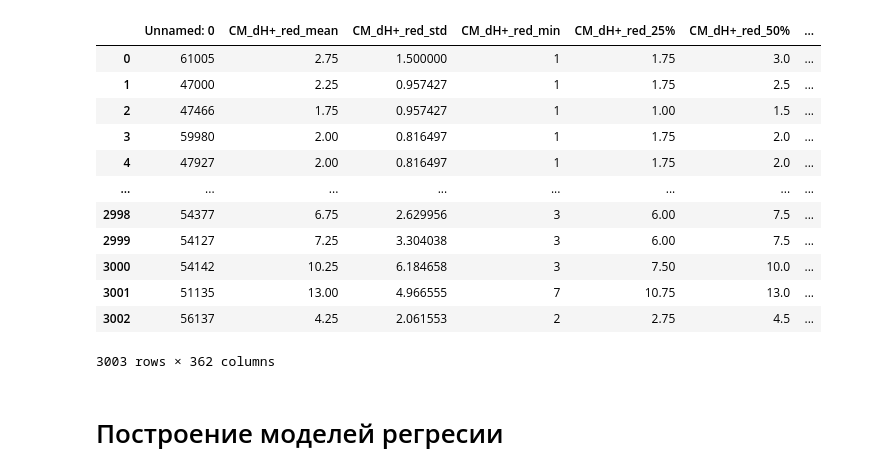
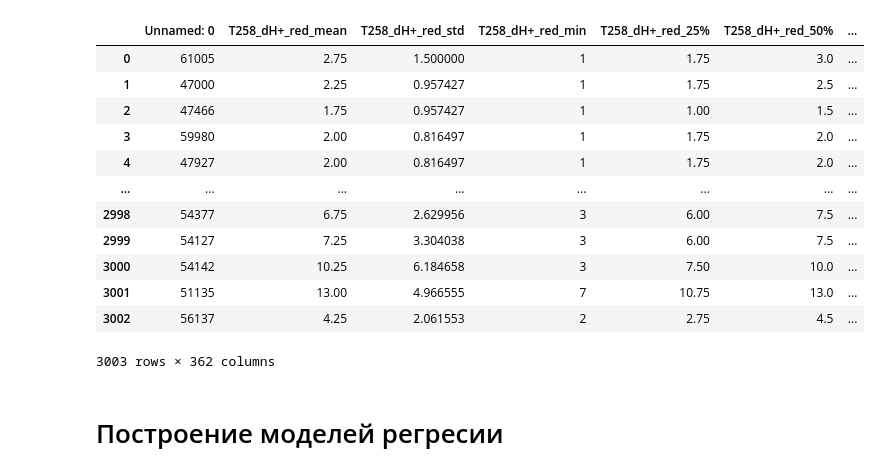
Before and after one commit to CaktusJohn/Computerized-campimetry-test-age-prediction, a Jupyter notebook: ML.ipynb, the cells around one changed output. Drawn from its saved outputs; the diff is of its cells as text; code cells hidden in the pictures.

```diff
--- a/ML.ipynb
+++ b/ML.ipynb
@@ -8,10 +12,9 @@ from sklearn.metrics import mean_squared_error
 from xgboost import XGBRegressor
 # %%
-d = pd.read_excel("summary_per_color_group.xlsx")
-data = d.rename(columns=lambda x: x.replace('T258', 'CM')) #замена названий столбцов
+data = pd.read_excel("summary_per_color_group.xlsx")
 data
 # %% [output]
-|  | Unnamed: 0 | CM_dH+_red_mean | CM_dH+_red_std | CM_dH+_red_min | CM_dH+_red_25% | CM_dH+_red_50% | ... |
+|  | Unnamed: 0 | T258_dH+_red_mean | T258_dH+_red_std | T258_dH+_red_min | T258_dH+_red_25% | T258_dH+_red_50% | ... |
 | 0 | 61005 | 2.75 | 1.500000 | 1 | 1.75 | 3.0 | ... |
 | 1 | 47000 | 2.25 | 0.957427 | 1 | 1.75 | 2.5 | ... |
 | 2 | 47466 | 1.75 | 0.957427 | 1 | 1.00 | 1.5 | ... |
```
Also changed, not shown: parts of 10 cells of this notebook.
